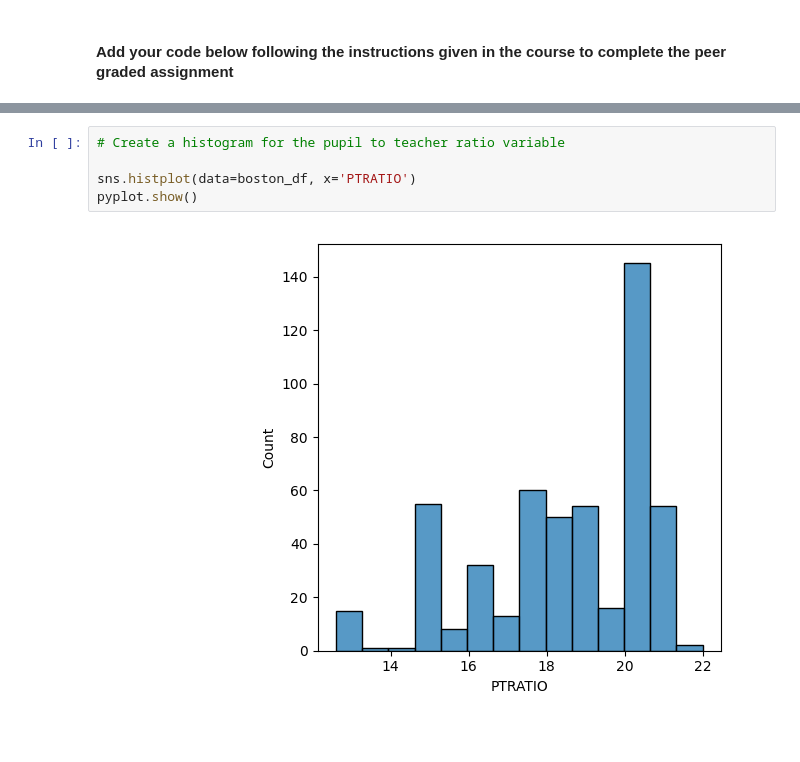
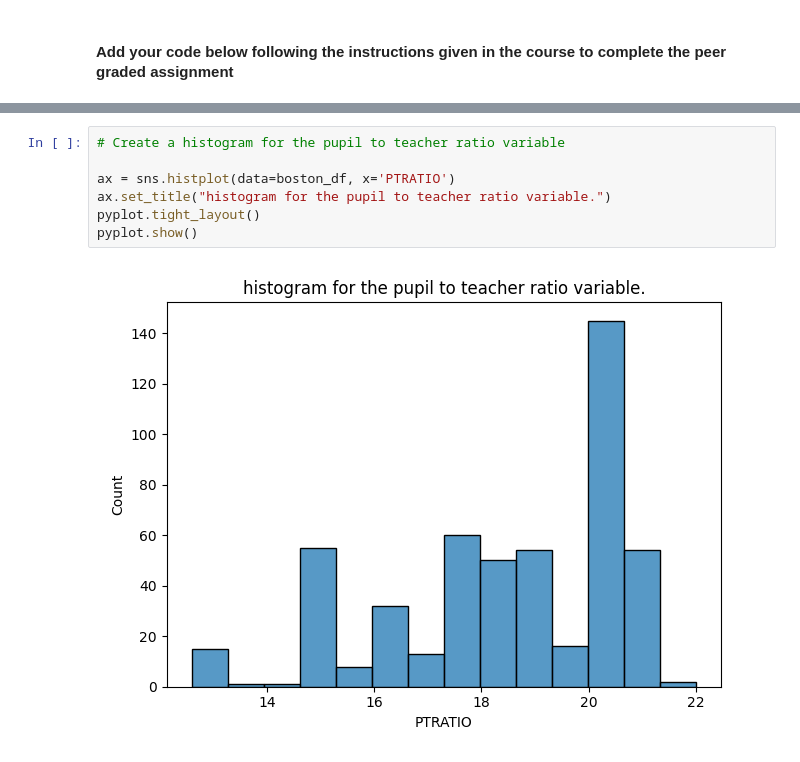
Before and after one commit to kaysunphd/coursera, a Jupyter notebook: IBM_Data_Science_Fundamentals/statistics/Optional_Peer_Graded_Assignment.jupyterlite.ipynb, the cells around one changed output, grey strips where cells are left out. Drawn from its saved outputs; the diff is of its cells as text.

```diff
--- a/IBM_Data_Science_Fundamentals/statistics/Optional_Peer_Graded_Assignment.jupyterlite.ipynb
+++ b/IBM_Data_Science_Fundamentals/statistics/Optional_Peer_Graded_Assignment.jupyterlite.ipynb
@@ -72,9 +78,11 @@ Generally a positive relationship between NOX and INDUS until 0.7 NOX where INDU
 # %%
 # Create a histogram for the pupil to teacher ratio variable
 
-sns.histplot(data=boston_df, x='PTRATIO')
+ax = sns.histplot(data=boston_df, x='PTRATIO')
+ax.set_title("histogram for the pupil to teacher ratio variable.")
+pyplot.tight_layout()
 pyplot.show()
 # %% [output]
-[figure, old version]
+[figure, new version]
 # %%
 # Is there a significant difference in median value of houses bounded by the Charles river or not? (T-test for independent samples)
```
Also changed, not shown: parts of 8 cells of this notebook.
